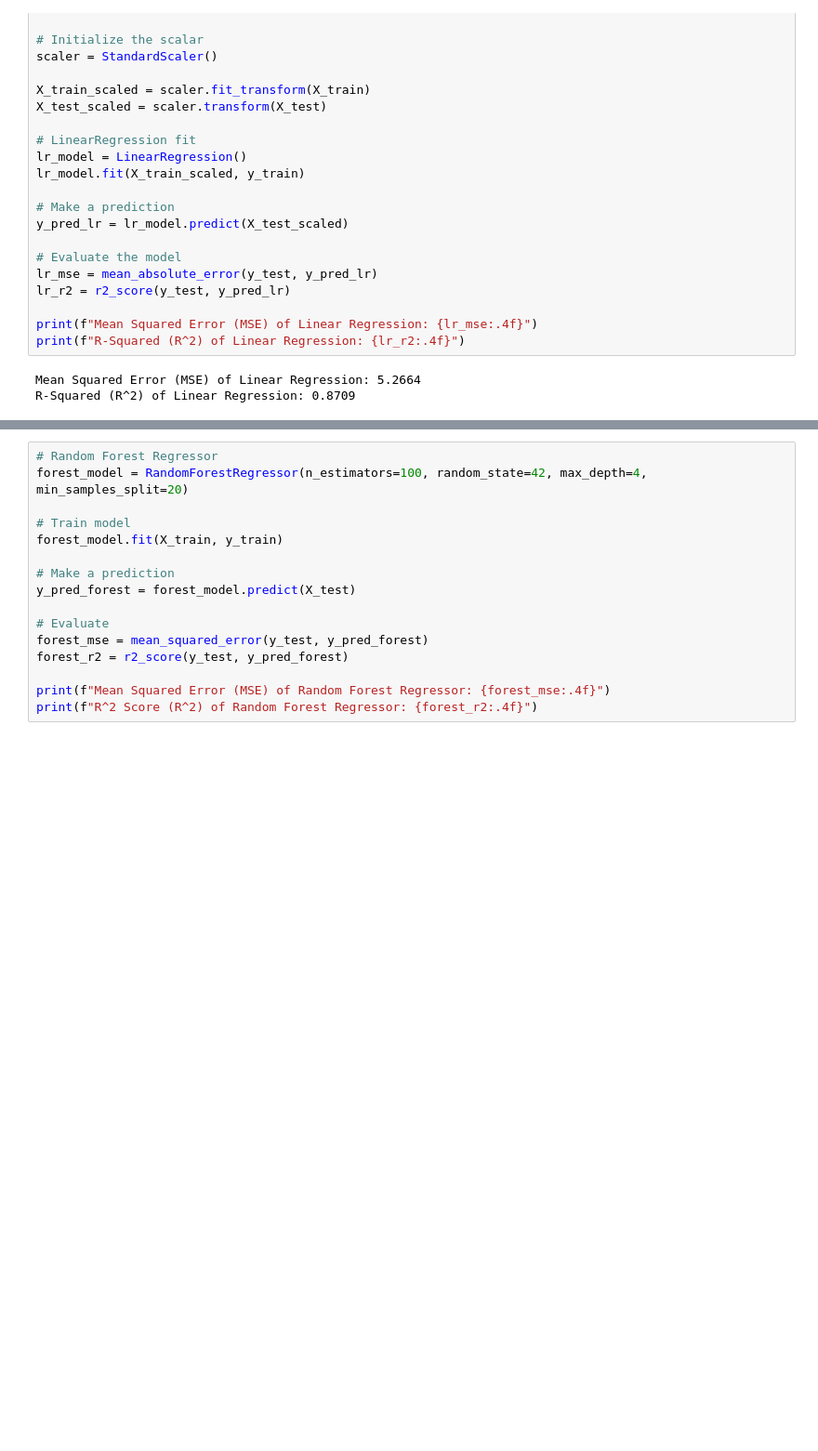
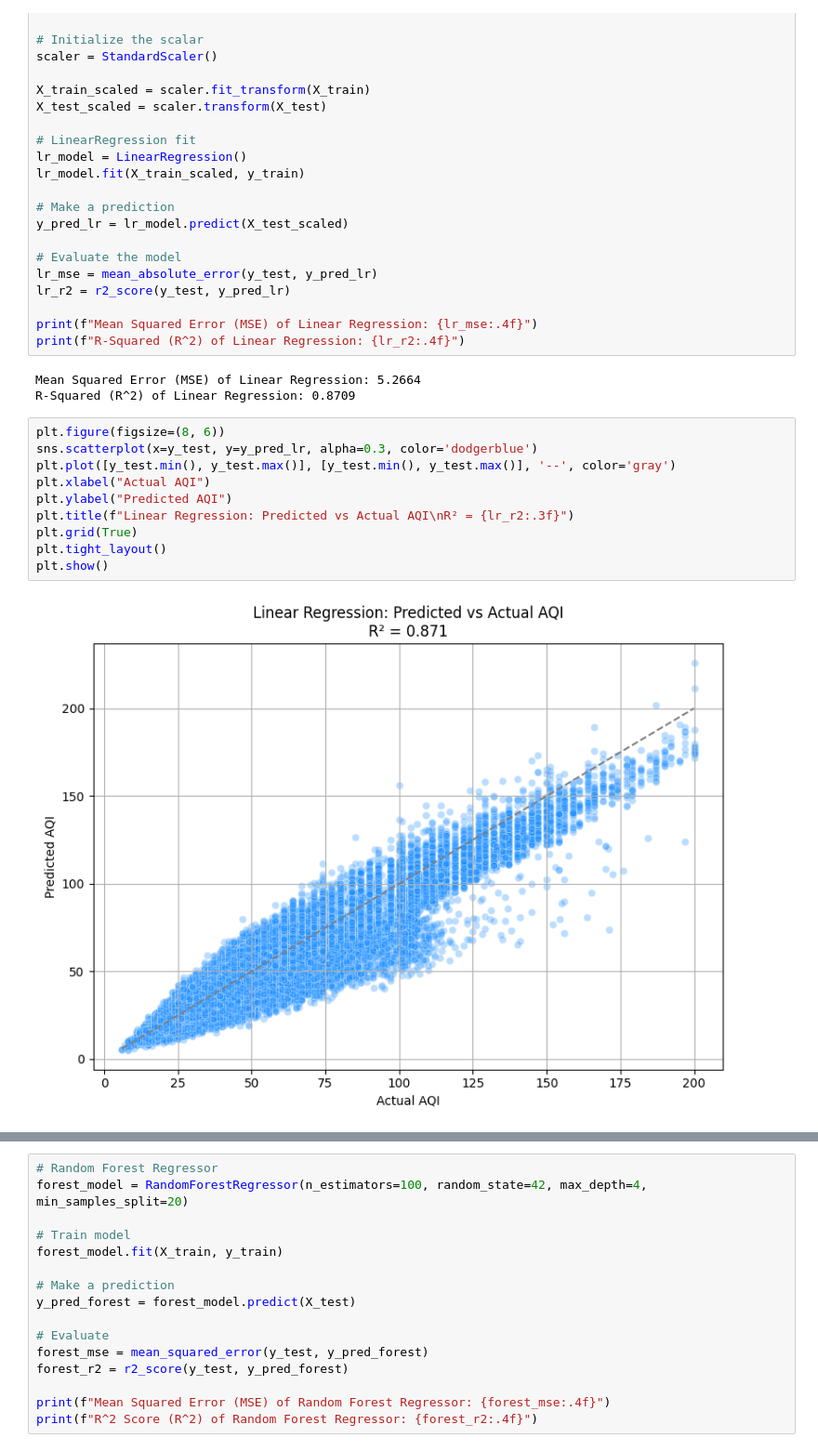
Before and after one commit to Ivan-codes99/forecasting-aqi, a Jupyter notebook: data_processing/ml_models.ipynb, the cells around one changed output, grey strips where cells are left out. Shown at 93% size. Cells and saved outputs as stored; diff of their text form; blank space fills up the shorter version.

```diff
--- a/data_processing/ml_models.ipynb
+++ b/data_processing/ml_models.ipynb
@@ -39,3 +47,15 @@ print(f"R-Squared (R^2) of Linear Regression: {lr_r2:.4f}")
 # %% [output]
 Mean Squared Error (MSE) of Linear Regression: 5.2664
 R-Squared (R^2) of Linear Regression: 0.8709
+# %%
+plt.figure(figsize=(8, 6))
+sns.scatterplot(x=y_test, y=y_pred_lr, alpha=0.3, color='dodgerblue')
+plt.plot([y_test.min(), y_test.max()], [y_test.min(), y_test.max()], '--', color='gray')
+plt.xlabel("Actual AQI")
+plt.ylabel("Predicted AQI")
+plt.title(f"Linear Regression: Predicted vs Actual AQI\nR² = {lr_r2:.3f}")
+plt.grid(True)
+plt.tight_layout()
+plt.show()
+# %% [output]
+[figure, added]
```
Also changed, not shown: parts of 10 cells of this notebook, 8 other files.
